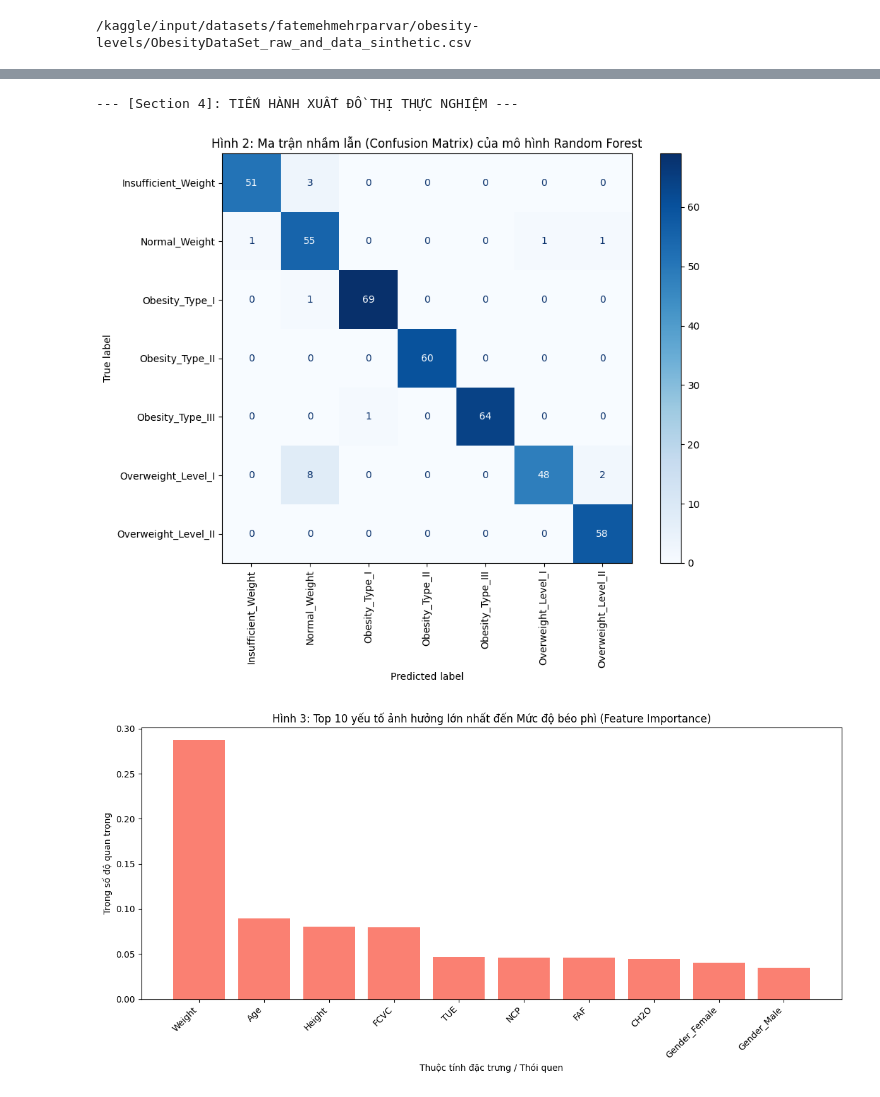
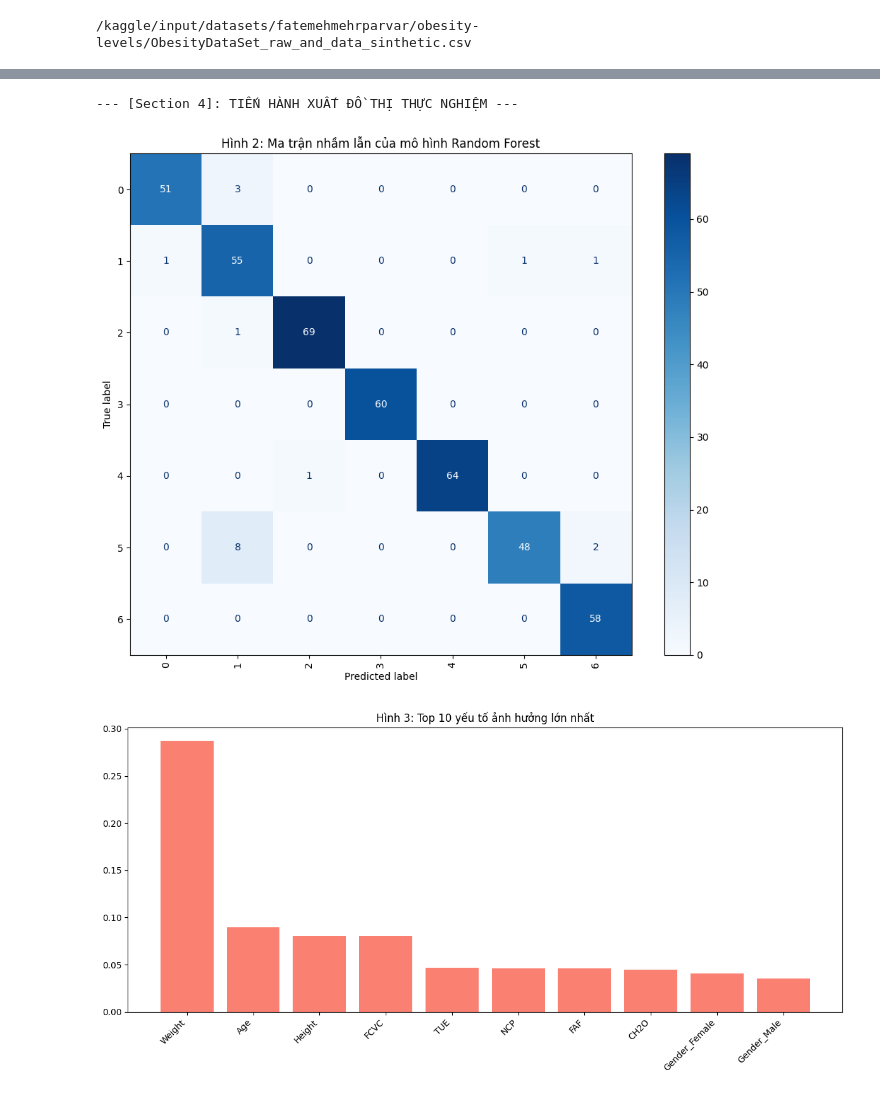
Before and after one commit to VuThienSinh-23130276/obesity-prediction-ML, a Jupyter notebook: obesity_prediction.ipynb, the cells around one changed output, grey strips where cells are left out. Saved outputs shown, nothing was run; the diff lists cells and outputs as text; code cells hidden in the pictures.

```diff
--- a/obesity_prediction.ipynb
+++ b/obesity_prediction.ipynb
@@ -141,0 +86,19 @@ print(f"   -> Random Forest Tốt Nhất: {rf_grid.best_params_} | Đạt Accura
+# %%
+X = df.drop('NObeyesdad', axis=1)
+y = df['NObeyesdad']
+
+cat_cols = ['Gender','family_history_with_overweight','FAVC','CAEC','SMOKE','SCC','CALC','MTRANS']
+num_cols = ['Age','Height','Weight','FCVC','NCP','CH2O','FAF','TUE']
+
+scaler = StandardScaler()
+X_num = scaler.fit_transform(df[num_cols])
+
+encoder = OneHotEncoder(sparse_output=False)
+X_cat = encoder.fit_transform(df[cat_cols])
+
+X_final = np.hstack([X_num, X_cat])
+
+label_encoder = LabelEncoder()
+y_encoded = label_encoder.fit_transform(y)
+
+skf = StratifiedKFold(n_splits=5, shuffle=True, random_state=42)
@@ -142,49 +315,44 @@ print(f"   -> Random Forest Tốt Nhất: {rf_grid.best_params_} | Đạt Accura
 # %%
-# =========================================================================
-# SECTION 4: EVALUATION (ĐÁNH GIÁ VÀ XUẤT BIỂU ĐỒ BÁO CÁO ĐỒ ÁN)
-# =========================================================================
 print("--- [Section 4]: TIẾN HÀNH XUẤT ĐỒ THỊ THỰC NGHIỆM ---")
 
-# Lấy estimator tốt nhất từ kết quả GridSearchCV của Random Forest
-best_rf = rf_grid.best_estimator_
 
-# Trích tách thử một fold thực nghiệm độc lập để lấy dữ liệu Test vẽ đồ thị minh họa
-for train_idx, test_idx in skf.split(X_selected_matrix, y_encoded):
-    X_train, X_test = X_selected_matrix[train_idx], X_selected_matrix[test_idx]
+best_rf = models['RandomForest'][0].set_params(**grid.best_params_)
+
+best_rf = grid.best_estimator_
+
+
+for train_idx, test_idx in skf.split(X_final, y_encoded):
+    X_train, X_test = X_final[train_idx], X_final[test_idx]
     y_train, y_test = y_encoded[train_idx], y_encoded[test_idx]
     break
 
-# Huấn luyện nhanh trên fold này để lấy kết quả vẽ ma trận nhầm lẫn
 best_rf.fit(X_train, y_train)
 y_pred = best_rf.predict(X_test)
 
-# 12.1 Vẽ Ma trận nhầm lẫn (Confusion Matrix) phục vụ báo cáo
+from sklearn.metrics import ConfusionMatrixDisplay
 fig, ax = plt.subplots(figsize=(10, 8))
 cm = confusion_matrix(y_test, y_pred)
-disp = ConfusionMatrixDisplay(confusion_matrix=cm, display_labels=label_encoder.classes_)
+
+disp = ConfusionMatrixDisplay(confusion_matrix=cm)
 disp.plot(cmap='Blues', xticks_rotation='vertical', ax=ax)
-plt.title("Hình 2: Ma trận nhầm lẫn (Confusion Matrix) của mô hình Random Forest")
+plt.title("Hình 2: Ma trận nhầm lẫn của mô hình Random Forest")
 plt.tight_layout()
+plt.savefig('confusion_matrix_rf.png', dpi=300)
 plt.show()
 
-# 12.2 Trích xuất Feature Importance để tìm ra thói quen/thể trạng ảnh hưởng nhất
-encoded_cat_names = encoder.get_feature_names_out(cat_columns).tolist()
-all_feature_names = num_columns + encoded_cat_names
+all_feature_names = num_cols + encoder.get_feature_names_out(cat_cols).tolist()
 
 importances = best_rf.feature_importances_
 indices = np.argsort(importances)[::-1]
 
-# Tiến hành vẽ biểu đồ cột Top 10 đặc trưng hàng đầu
-top_k = 10
 plt.figure(figsize=(12, 6))
-plt.title("Hình 3: Top 10 yếu tố ảnh hưởng lớn nhất đến Mức độ béo phì (Feature Importance)")
-plt.bar(range(top_k), importances[indices[:top_k]], align="center", color='salmon')
-plt.xticks(range(top_k), [all_feature_names[i] for i in indices[:top_k]], rotation=45, ha='right')
-plt.xlabel("Thuộc tính đặc trưng / Thói quen")
-plt.ylabel("Trọng số độ quan trọng")
+plt.title("Hình 3: Top 10 yếu tố ảnh hưởng lớn nhất")
+plt.bar(range(10), importances[indices[:10]], align="center", color='salmon')
+plt.xticks(range(10), [all_feature_names[i] for i in indices[:10]], rotation=45, ha='right')
 plt.tight_layout()
+plt.savefig('feature_importance.png', dpi=300)
 plt.show()
 # %% [output]
 --- [Section 4]: TIẾN HÀNH XUẤT ĐỒ THỊ THỰC NGHIỆM ---
-[figure, old version]
+[figure, new version]
-[figure, old version]
+[figure, new version]
```
Also changed, not shown: parts of 17 cells of this notebook.
